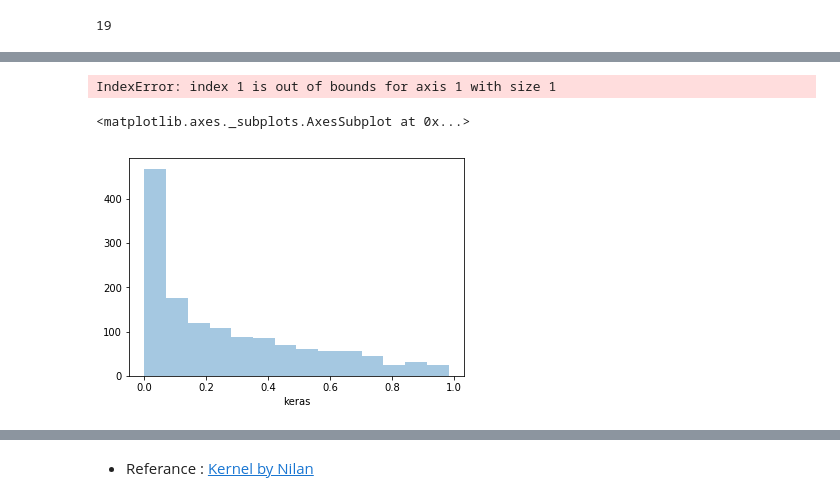
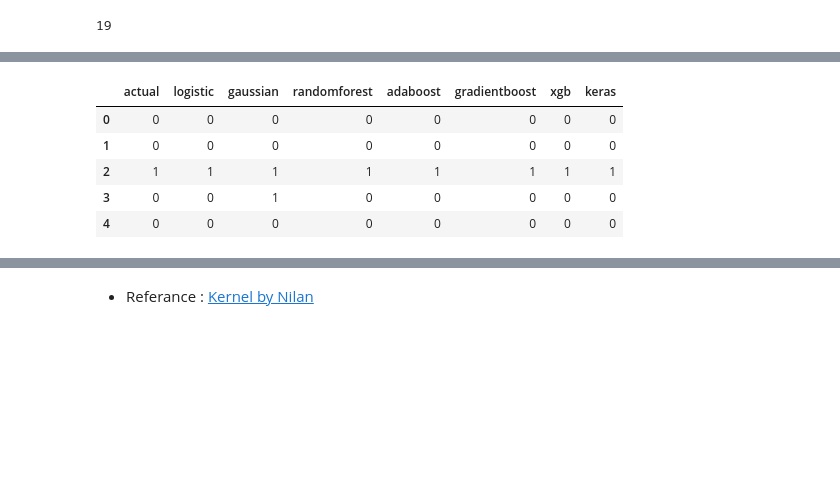
Before and after one commit to jjone36/Colab, a Jupyter notebook: 92_ChurnAnalysis.ipynb, the cells around one changed output, grey strips where cells are left out. Saved outputs shown, nothing was run; the diff lists cells and outputs as text; code cells hidden in the pictures; blank space fills up the shorter version.

```diff
--- a/92_ChurnAnalysis.ipynb
+++ b/92_ChurnAnalysis.ipynb
@@ -287,5 +292 @@ Epoch 50/50
-# %%
-model.predict(X_test)[:, 1]
-# %% [output]
-IndexError: index 1 is out of bounds for axis 1 with size 1
 # %%
@@ -293,5 +294,9 @@ pred_df['keras'] = y_pred_ann
-# %%
-sns.distplot(pred_df.keras, kde = False)
-# %% [output]
-<matplotlib.axes._subplots.AxesSubplot at 0x...>
-[figure, removed]
+# %%
+pred_df.head()
+# %% [output]
+|  | actual | logistic | gaussian | randomforest | adaboost | gradientboost | xgb | keras |
+| 0 | 0 | 0 | 0 | 0 | 0 | 0 | 0 | 0 |
+| 1 | 0 | 0 | 0 | 0 | 0 | 0 | 0 | 0 |
+| 2 | 1 | 1 | 1 | 1 | 1 | 1 | 1 | 1 |
+| 3 | 0 | 0 | 1 | 0 | 0 | 0 | 0 | 0 |
+| 4 | 0 | 0 | 0 | 0 | 0 | 0 | 0 | 0 |
```
Also changed, not shown: parts of 9 cells of this notebook.
